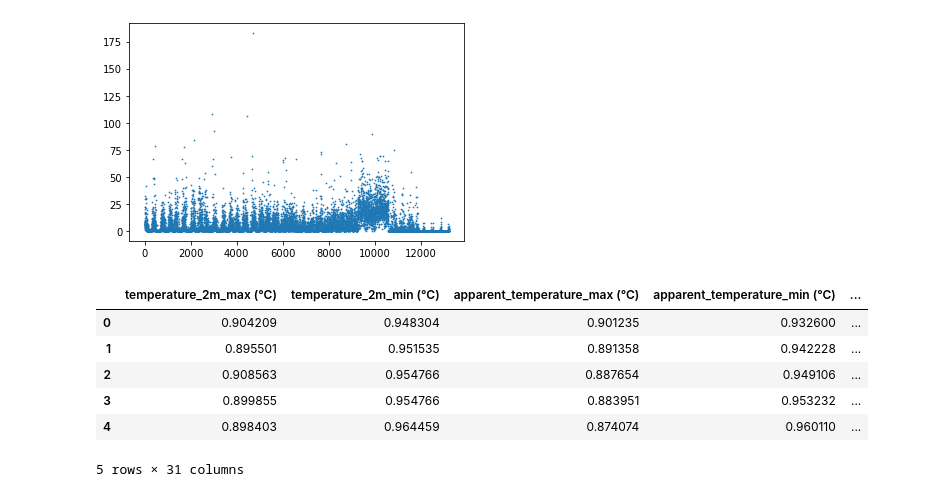
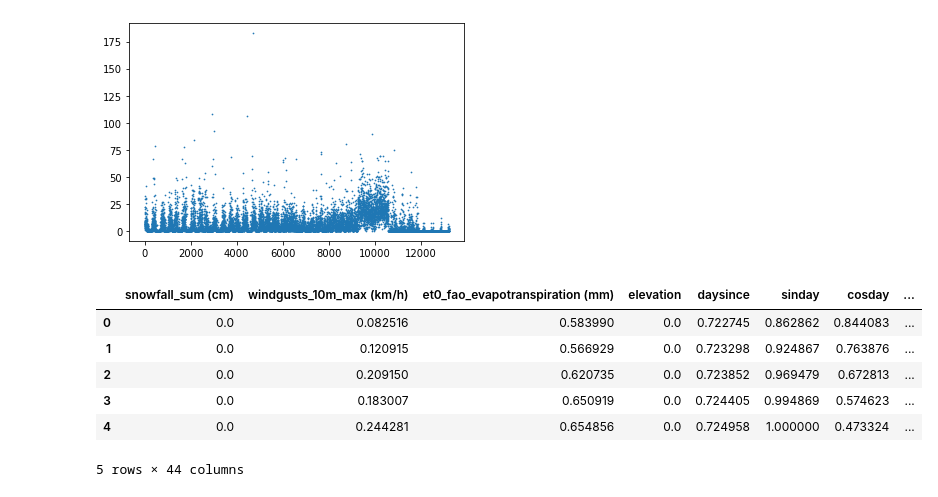
Before and after one commit to Alfadhils/DataVidia-Project, a Jupyter notebook: nn.ipynb, the cells around one changed output. Saved outputs shown, nothing was run; the diff lists cells and outputs as text; code cells hidden in the pictures.

```diff
--- a/nn.ipynb
+++ b/nn.ipynb
@@ -22,7 +22,7 @@ def standard_scaler(data):
     std = data.std()
     return (data - mean) / std
 # %%
-path = "preproc1.csv"
+path = "prep1.csv"
 df = pd.read_csv(path, index_col=0)
 yindex = df.columns.values.tolist().index('rain_sum (mm)')
 ytrainmax = df.iloc[:,yindex].max()
@@ -41,20 +41,20 @@ plt.scatter(X.index,y,s=0.5)
 [figure]
 # %%
 #test pred
-test = "proctest2.csv"
+test = "preptest1.csv"
 df = pd.read_csv(test, index_col=0)
 columnnew = {}
 for i,column in enumerate(df.columns):
     columnnew[column] = (df[column] - Xtrain[column].min()) / (Xtrain[column].max() - Xtrain[column].min())
 
 xpred = pd.DataFrame(columnnew)
 xpred.head()
 # %% [output]
-|  | temperature_2m_max (°C) | temperature_2m_min (°C) | apparent_temperature_max (°C) | apparent_temperature_min (°C) | ... |
-| 0 | 0.904209 | 0.948304 | 0.901235 | 0.932600 | ... |
-| 1 | 0.895501 | 0.951535 | 0.891358 | 0.942228 | ... |
-| 2 | 0.908563 | 0.954766 | 0.887654 | 0.949106 | ... |
-| 3 | 0.899855 | 0.954766 | 0.883951 | 0.953232 | ... |
-| 4 | 0.898403 | 0.964459 | 0.874074 | 0.960110 | ... |
+|  | snowfall_sum (cm) | windgusts_10m_max (km/h) | et0_fao_evapotranspiration (mm) | elevation | daysince | sinday | cosday | ... |
+| 0 | 0.0 | 0.082516 | 0.583990 | 0.0 | 0.722745 | 0.862862 | 0.844083 | ... |
+| 1 | 0.0 | 0.120915 | 0.566929 | 0.0 | 0.723298 | 0.924867 | 0.763876 | ... |
+| 2 | 0.0 | 0.209150 | 0.620735 | 0.0 | 0.723852 | 0.969479 | 0.672813 | ... |
+| 3 | 0.0 | 0.183007 | 0.650919 | 0.0 | 0.724405 | 0.994869 | 0.574623 | ... |
+| 4 | 0.0 | 0.244281 | 0.654856 | 0.0 | 0.724958 | 1.000000 | 0.473324 | ... |
-5 rows × 31 columns
+5 rows × 44 columns
 # %%
```
Also changed, not shown: parts of 9 cells of this notebook, 18 other files.
